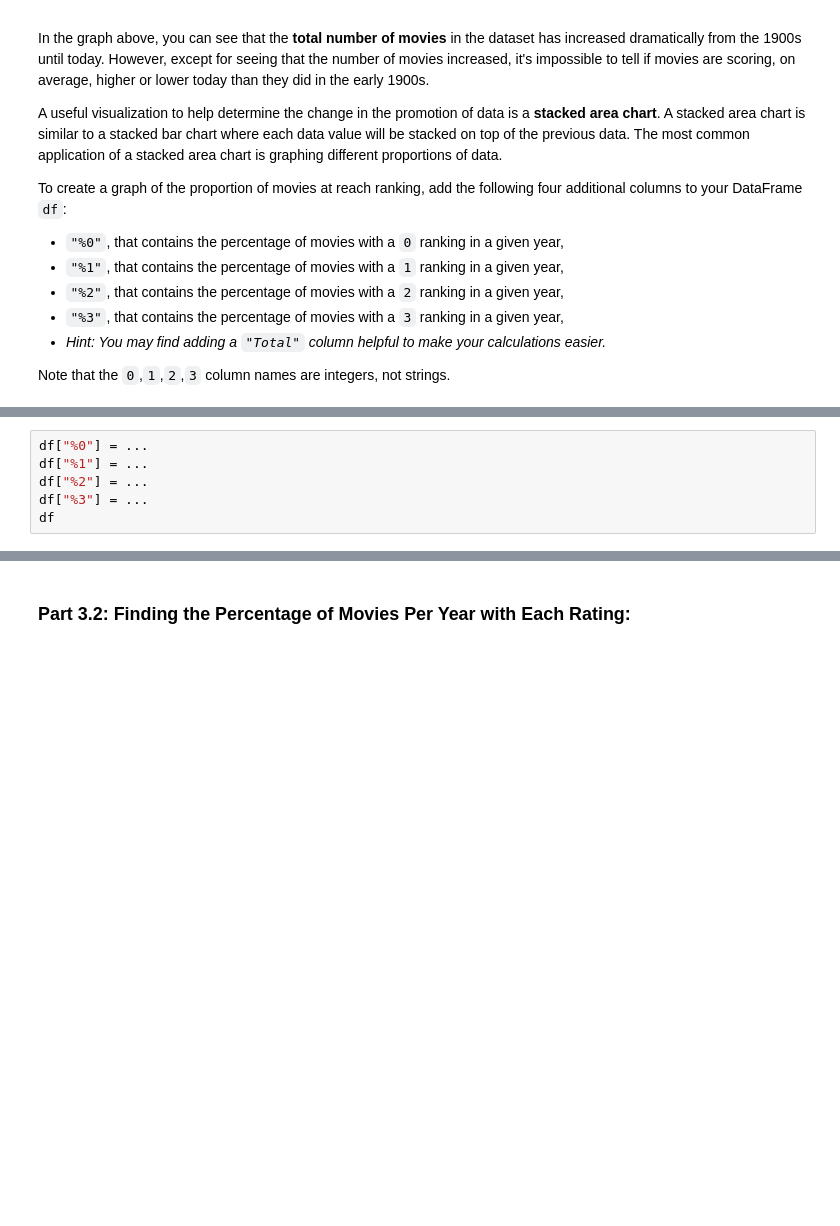
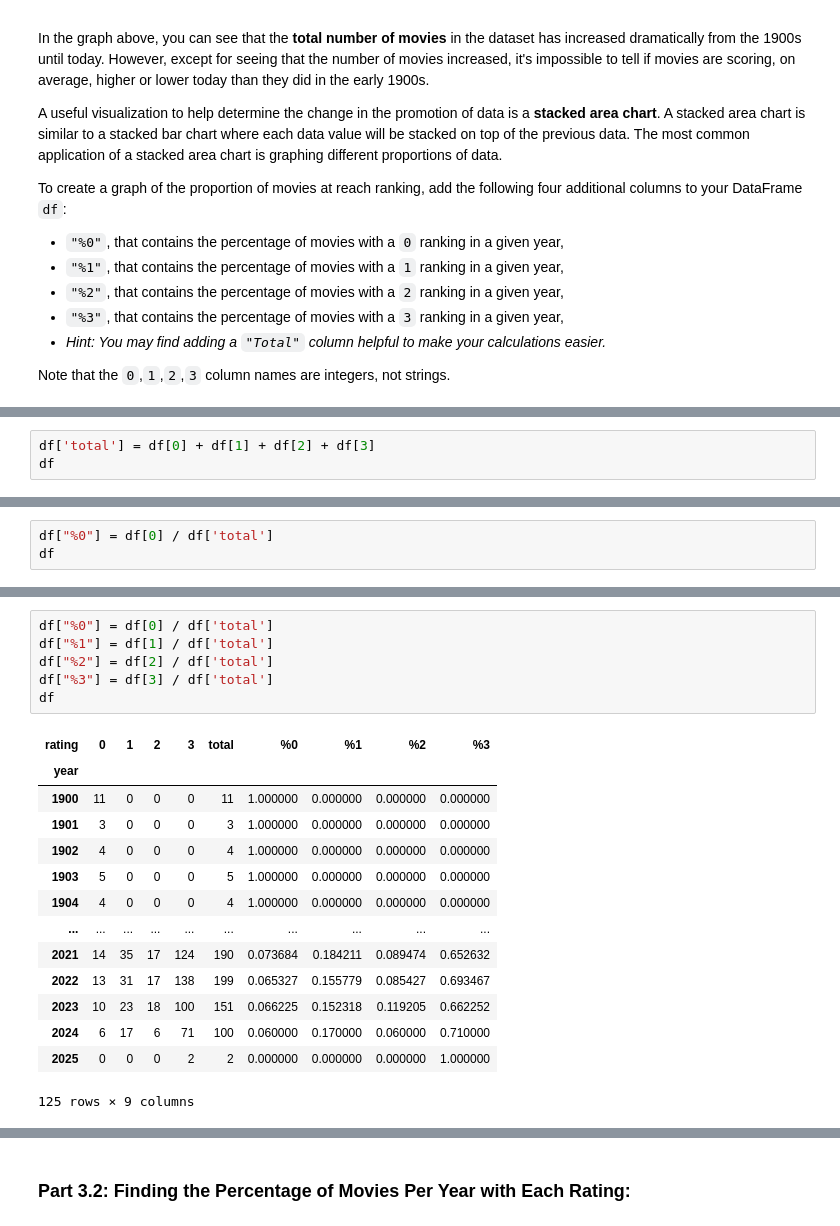
Before and after one commit to srivanik8/beginner_projects, a Jupyter notebook: microproject-05-bechdel-test/microproject-05-bechdel-test.ipynb, the cells around one changed output, grey strips where cells are left out. Drawn from its saved outputs; the diff is of its cells as text; blank space fills up the shorter version.

```diff
--- a/microproject-05-bechdel-test/microproject-05-bechdel-test.ipynb
+++ b/microproject-05-bechdel-test/microproject-05-bechdel-test.ipynb
@@ -253,6 +374,3 @@ Note that the `0`,`1`,`2`,`3` column names are integers, not strings.
 # %%
-df["%0"] = ...
-df["%1"] = ...
-df["%2"] = ...
-df["%3"] = ...
+df['total'] = df[0] + df[1] + df[2] + df[3]
 df
@@ -258,0 +392,3 @@ df
+# %%
+df["%0"] = df[0] / df['total']
+df
@@ -259,3 +410,24 @@ df
+# %%
+df["%0"] = df[0] / df['total']
+df["%1"] = df[1] / df['total']
+df["%2"] = df[2] / df['total']
+df["%3"] = df[3] / df['total']
+df
+# %% [output]
+| rating | 0 | 1 | 2 | 3 | total | %0 | %1 | %2 | %3 |
+| year |  |  |  |  |  |  |  |  |  |
+| 1900 | 11 | 0 | 0 | 0 | 11 | 1.000000 | 0.000000 | 0.000000 | 0.000000 |
+| 1901 | 3 | 0 | 0 | 0 | 3 | 1.000000 | 0.000000 | 0.000000 | 0.000000 |
+| 1902 | 4 | 0 | 0 | 0 | 4 | 1.000000 | 0.000000 | 0.000000 | 0.000000 |
+| 1903 | 5 | 0 | 0 | 0 | 5 | 1.000000 | 0.000000 | 0.000000 | 0.000000 |
+| 1904 | 4 | 0 | 0 | 0 | 4 | 1.000000 | 0.000000 | 0.000000 | 0.000000 |
+| ... | ... | ... | ... | ... | ... | ... | ... | ... | ... |
+| 2021 | 14 | 35 | 17 | 124 | 190 | 0.073684 | 0.184211 | 0.089474 | 0.652632 |
+| 2022 | 13 | 31 | 17 | 138 | 199 | 0.065327 | 0.155779 | 0.085427 | 0.693467 |
+| 2023 | 10 | 23 | 18 | 100 | 151 | 0.066225 | 0.152318 | 0.119205 | 0.662252 |
+| 2024 | 6 | 17 | 6 | 71 | 100 | 0.060000 | 0.170000 | 0.060000 | 0.710000 |
+| 2025 | 0 | 0 | 0 | 2 | 2 | 0.000000 | 0.000000 | 0.000000 | 1.000000 |
+125 rows × 9 columns
 # %%
 ### TEST CASE for Part 3.1: Transforming Counts into Proportions
 tada = "\N{PARTY POPPER}"
```
Also changed, not shown: parts of 27 cells of this notebook.
